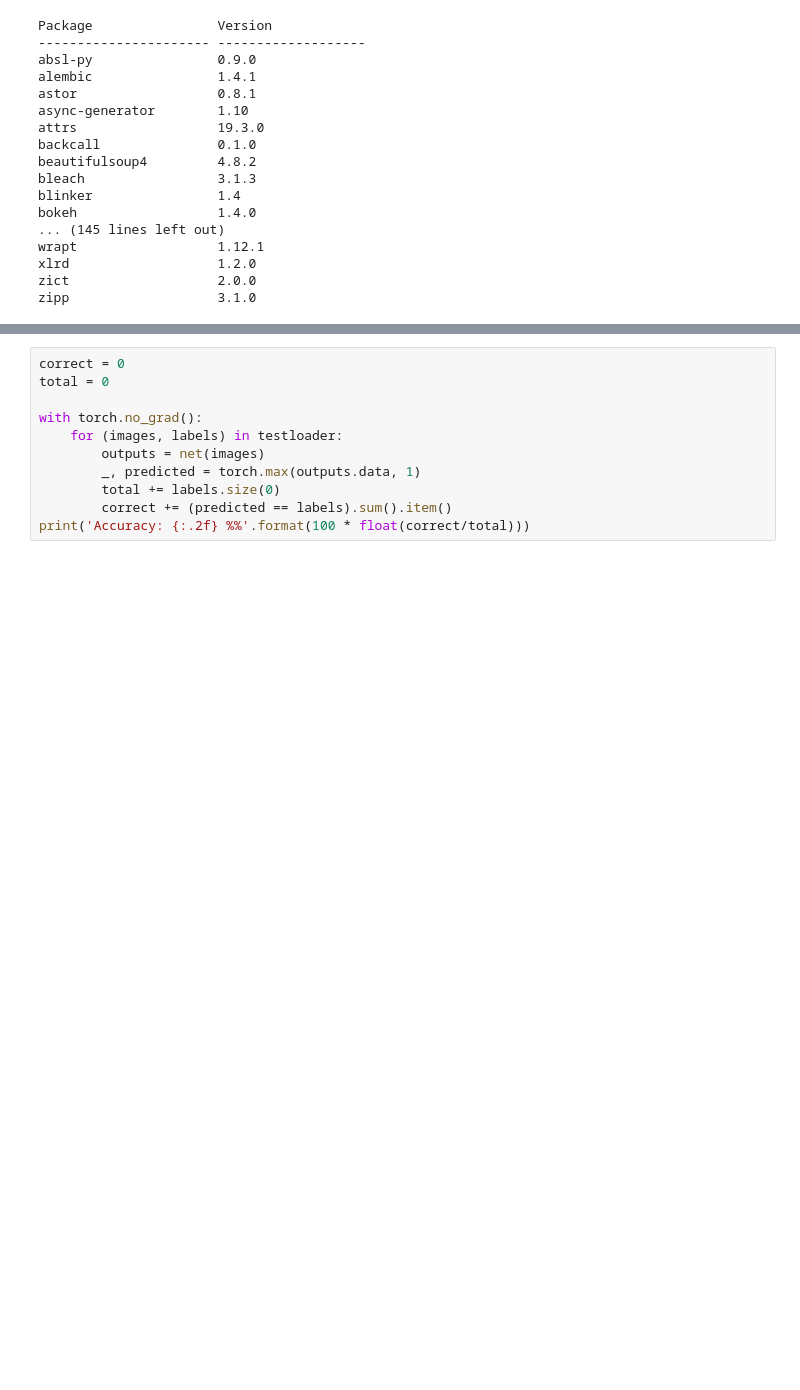
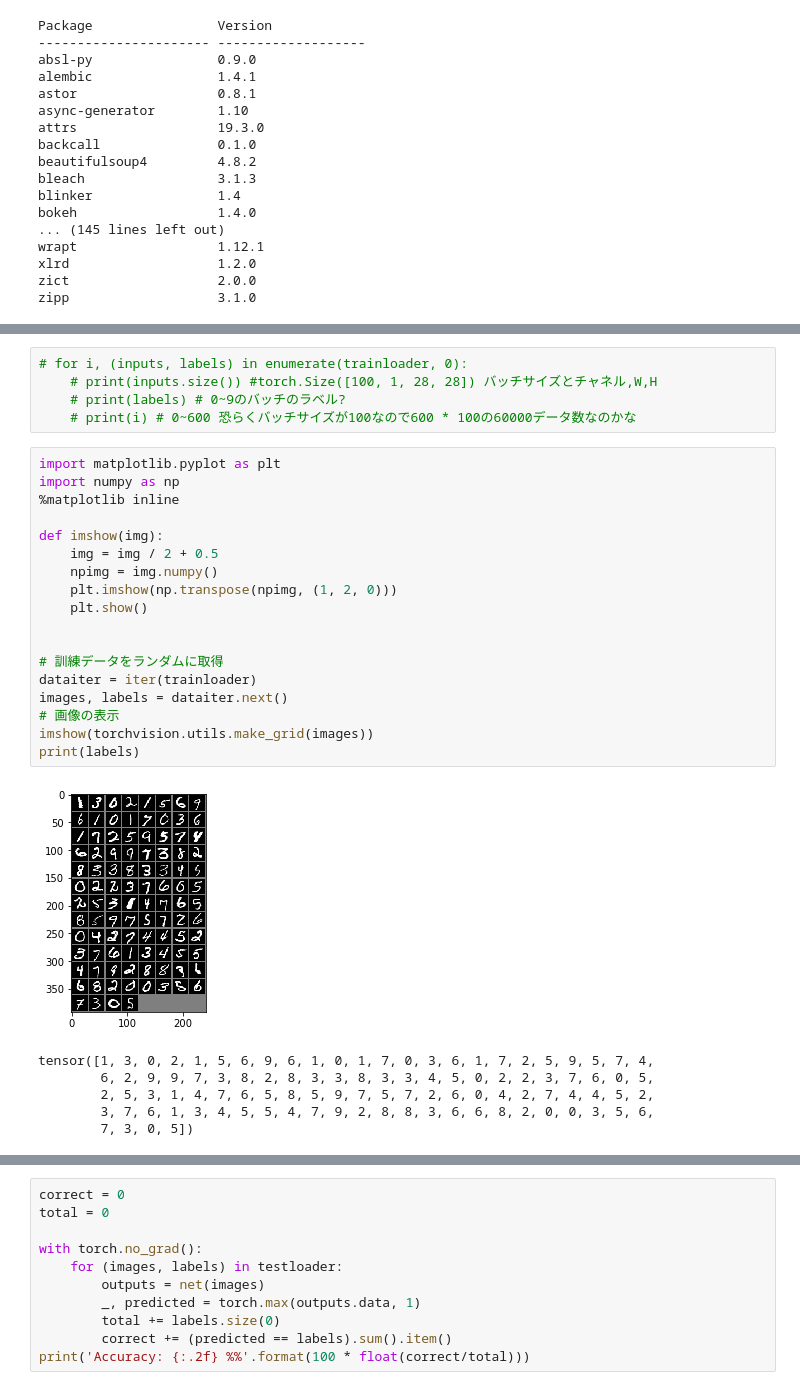
Before and after one commit to Hirochon/mnist, a Jupyter notebook: MNIST_torch.ipynb, the cells around one changed output, grey strips where cells are left out. Saved outputs shown, nothing was run; the diff lists cells and outputs as text; blank space fills up the shorter version.

```diff
--- a/MNIST_torch.ipynb
+++ b/MNIST_torch.ipynb
@@ -100,3 +133,33 @@ net = Net()
+# %%
+# for i, (inputs, labels) in enumerate(trainloader, 0):
+    # print(inputs.size()) #torch.Size([100, 1, 28, 28]) バッチサイズとチャネル,W,H
+    # print(labels) # 0~9のバッチのラベル?
+    # print(i) # 0~600 恐らくバッチサイズが100なので600 * 100の60000データ数なのかな
+# %%
+import matplotlib.pyplot as plt
+import numpy as np
+%matplotlib inline
+
+def imshow(img):
+    img = img / 2 + 0.5
+    npimg = img.numpy()
+    plt.imshow(np.transpose(npimg, (1, 2, 0)))
+    plt.show()
+
+
+# 訓練データをランダムに取得
+dataiter = iter(trainloader)
+images, labels = dataiter.next()
+# 画像の表示
+imshow(torchvision.utils.make_grid(images))
+print(labels)
+# %% [output]
+[figure, added]
+tensor([1, 3, 0, 2, 1, 5, 6, 9, 6, 1, 0, 1, 7, 0, 3, 6, 1, 7, 2, 5, 9, 5, 7, 4,
+        6, 2, 9, 9, 7, 3, 8, 2, 8, 3, 3, 8, 3, 3, 4, 5, 0, 2, 2, 3, 7, 6, 0, 5,
+        2, 5, 3, 1, 4, 7, 6, 5, 8, 5, 9, 7, 5, 7, 2, 6, 0, 4, 2, 7, 4, 4, 5, 2,
+        3, 7, 6, 1, 3, 4, 5, 5, 4, 7, 9, 2, 8, 8, 3, 6, 6, 8, 2, 0, 0, 3, 5, 6,
+        7, 3, 0, 5])
 # %%
 import torch.optim as optim
 
```
Also changed, not shown: parts of 14 cells of this notebook.
